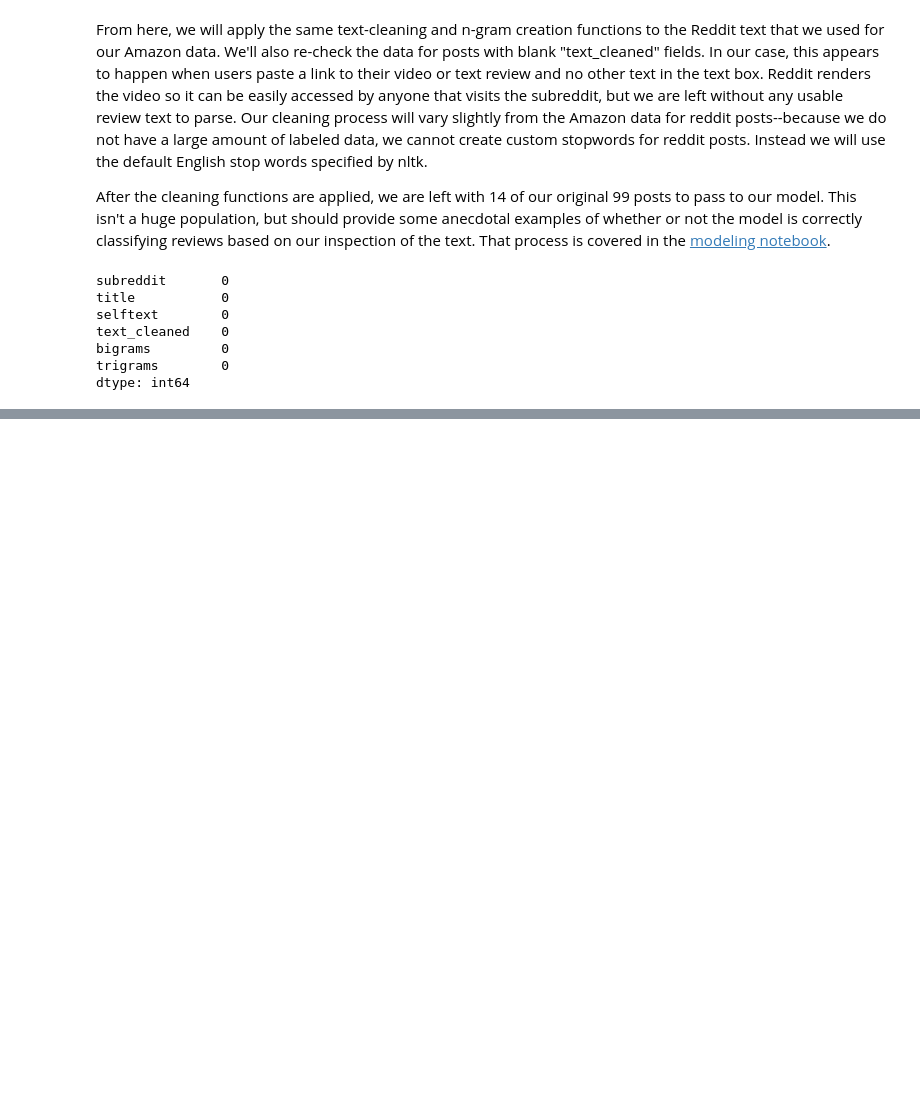
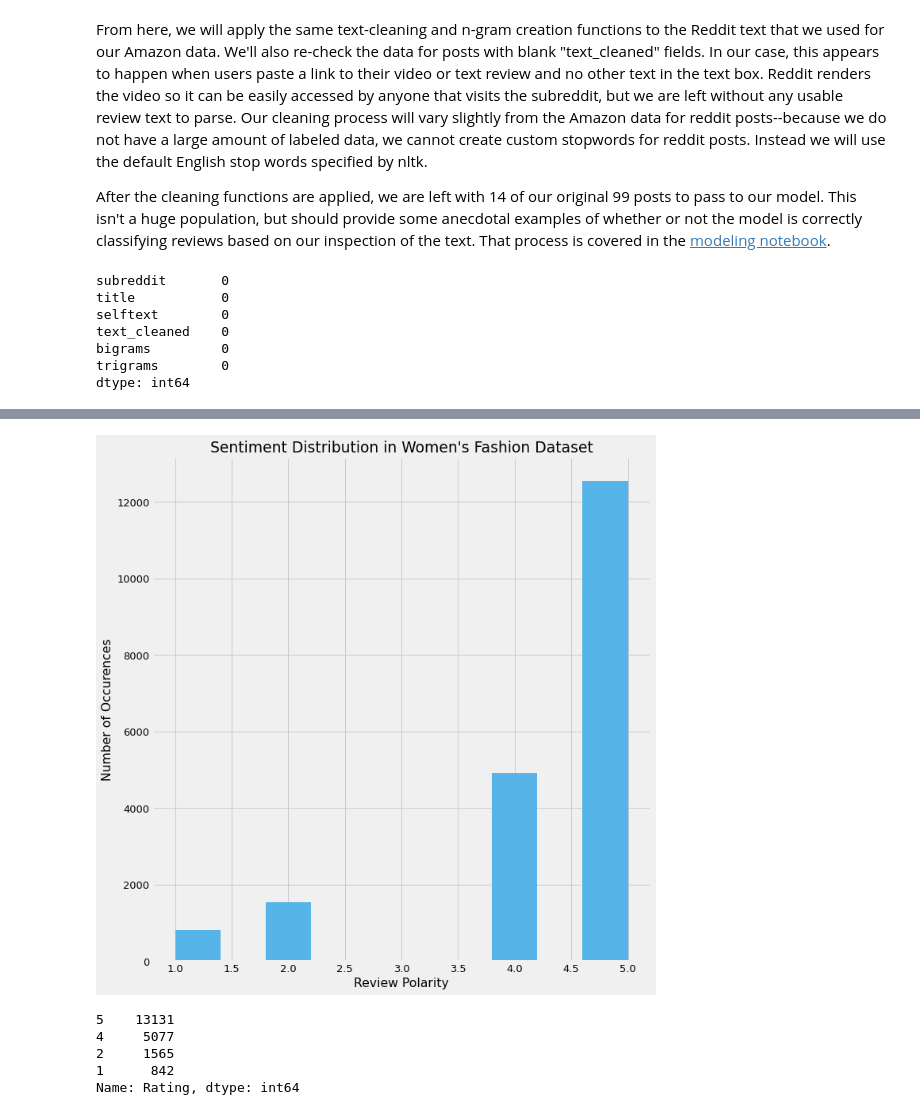
Before and after one commit to ThomasHChapman/classifying_user_reviews, a Jupyter notebook: working_notebooks/preprocessing_nb_10words.ipynb, the cells around one changed output, grey strips where cells are left out. Saved outputs shown, nothing was run; the diff lists cells and outputs as text; code cells hidden in the pictures; blank space fills up the shorter version.

Commit message:
Added preprocessing of women's fashion data

```diff
--- a/working_notebooks/preprocessing_nb_10words.ipynb
+++ b/working_notebooks/preprocessing_nb_10words.ipynb
@@ -622,0 +648,29 @@ df_red_new.to_csv('../data/reddit_cleaned.csv')
+# %%
+# Read in the Data, using only the columns needed to evaluate using the final model.
+df_fash = pd.read_csv('../data/Womens Clothing E-Commerce Reviews.csv', index_col=0,
+                      usecols = ['Clothing ID', 'Review Text', 'Rating'])
+# %%
+# Visualize sentiment frequency within the dataset
+plt.style.use('fivethirtyeight')
+plt.rcParams.update({'font.size': 13})
+
+fig, ax = plt.subplots(figsize=(10,10))
+
+plt.hist(df_fash['Rating'], color=[86/255,180/255,233/255])
+ax.set_title("Sentiment Distribution in Women's Fashion Dataset")
+ax.set_ylabel('Number of Occurences')
+ax.set_xlabel('Review Polarity')
+plt.tight_layout();
+#plt.savefig('../images/sent_dist_fashion.png', dpi=500, facecolor='auto')
+# %% [output]
+[figure, added]
+# %%
+# Drop reviews with a rating of 3.0
+df_fash = df_fash[df_fash['Rating'] != 3]
+df_fash['Rating'].value_counts()
+# %% [output]
+5    13131
+4     5077
+2     1565
+1      842
+Name: Rating, dtype: int64
```
Also changed, not shown: parts of 13 cells of this notebook.
